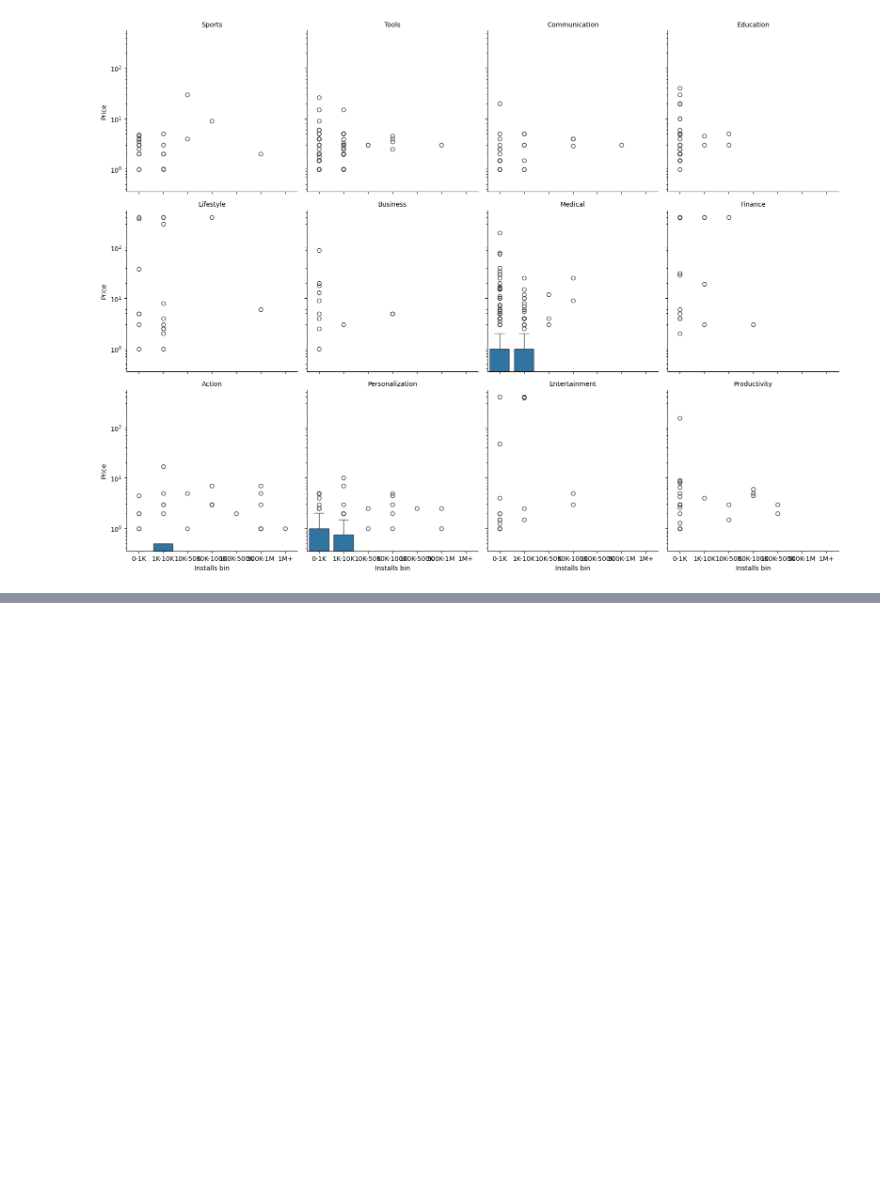
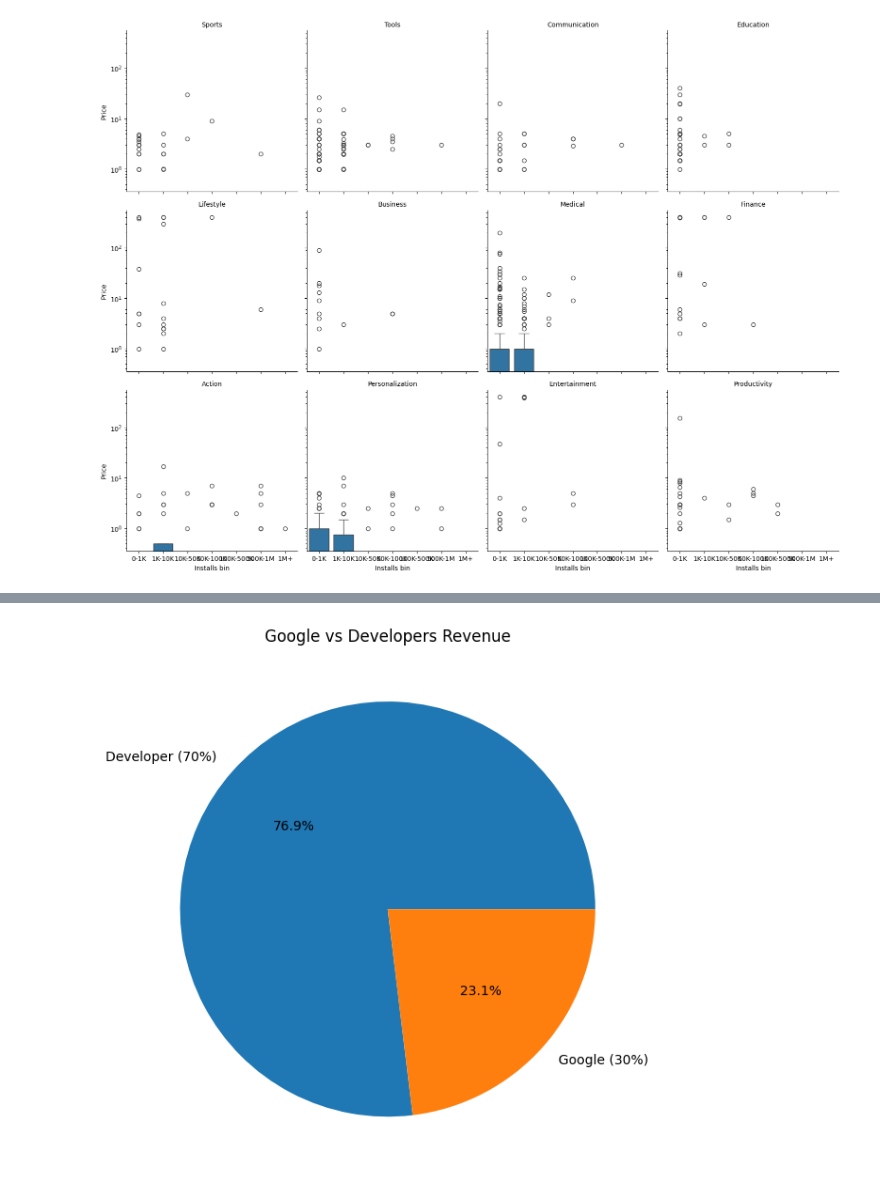
Before and after one commit to mennaomar97/google-playstore-data-preprocessing, a Jupyter notebook: preprocessing_project.ipynb, the cells around one changed output, grey strips where cells are left out. Saved outputs shown, nothing was run; the diff lists cells and outputs as text; code cells hidden in the pictures; blank space fills up the shorter version.

```diff
--- a/preprocessing_project.ipynb
+++ b/preprocessing_project.ipynb
@@ -1363,0 +1397,12 @@ plt.show()
+# %%
+# apps with 5,000,000+ installs
+high_installs = df[df['Installs'] >= 5000000]
+# revenue
+high_installs['Estimated_Revenue'] = high_installs['Price'] * high_installs['Installs']
+# total revenue for all apps
+total_revenue = high_installs['Estimated_Revenue'].sum()
+
+# calculate google percentage
+google_revenue = total_revenue * 0.30
+
+print(f"Total Revenue for the apps is {total_revenue} $ and Google Estimated Revenue {google_revenue} $")
@@ -1363,0 +1416,14 @@ plt.show()
+# %%
+# Pie Chart
+plt.figure(figsize=(8,6))
+plt.pie(
+    [total_revenue, google_revenue],
+    labels=['Developer (70%)', 'Google (30%)'],
+    autopct='%1.1f%%',
+)
+plt.title('Google vs Developers Revenue')
+plt.tight_layout()
+
+plt.show()
+# %% [output]
+[figure, added]
```
Also changed, not shown: parts of 20 cells of this notebook, 1 other file.
